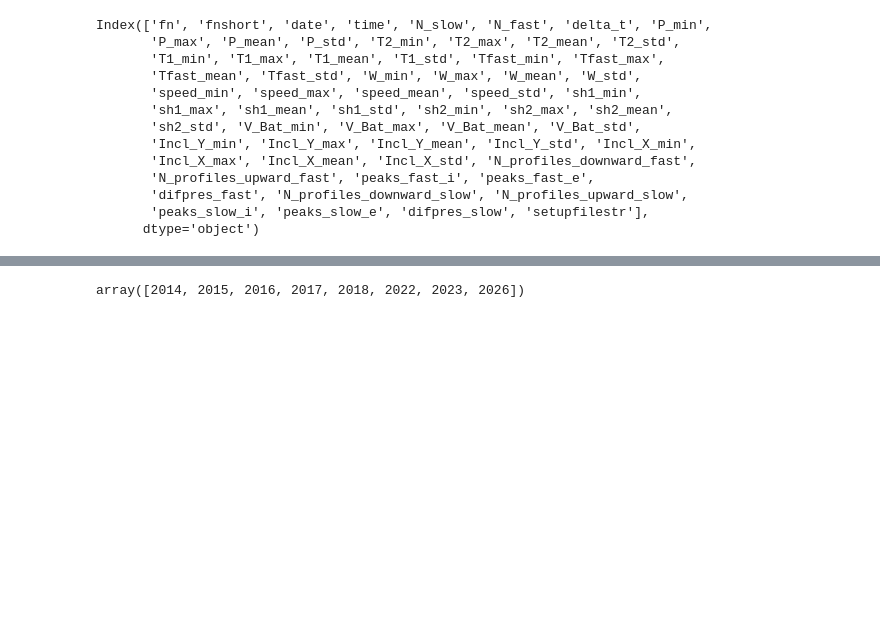
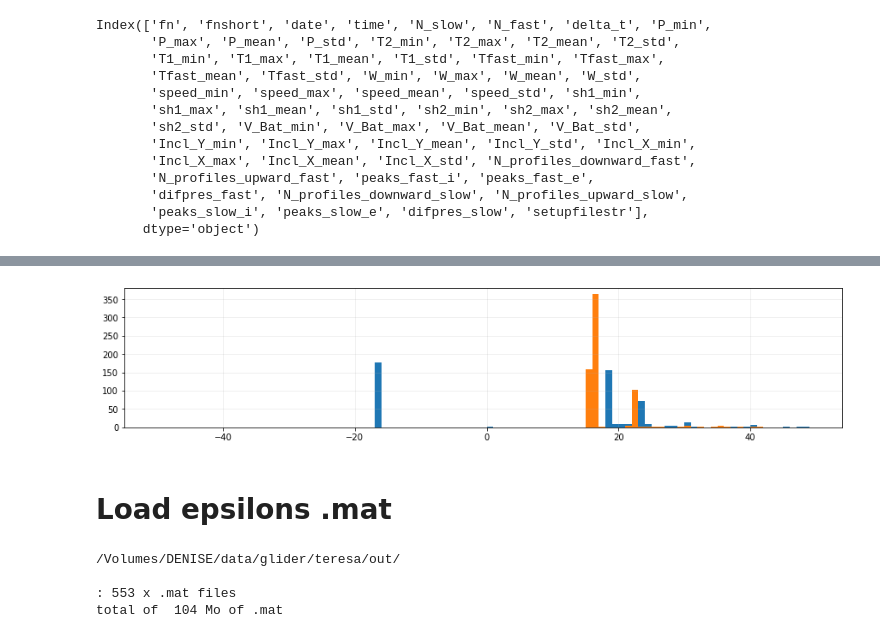
Before and after one commit to fszk/teresa, a Jupyter notebook: teresa_microrider.ipynb, the cells around one changed output, grey strips where cells are left out. Cells and saved outputs as stored; diff of their text form; code cells hidden in the pictures; blank space fills up the shorter version.

```diff
--- a/teresa_microrider.ipynb
+++ b/teresa_microrider.ipynb
@@ -580,4 +576,50 @@ ax.grid(alpha=.25)
 # %%
-yyyy[F]
+fig , axs =  plt.subplots(1,1, figsize=(15,3))
+b = np.arange(-50,50,1)
+ax = axs
+ax.hist(META['T1_mean'],bins=b)
+ax.hist(META['T2_mean'],bins=b)
+ax.grid(alpha=0.25)
 # %% [output]
-array([2014, 2015, 2016, 2017, 2018, 2022, 2023, 2026])
+[figure, added]
+# %% [markdown]
+# Load epsilons .mat
+# %%
+import glob
+import os
+import time
+
+E = []
+
+dir_pth = out_pth
+print(dir_pth)
+
+#----------------------------------
+file_typ = '.mat'
+liste = filter( os.path.isfile, glob.glob(dir_pth + '*'+file_typ) )
+liste = sorted( liste,key = os.path.getmtime)
+for file_path in liste:
+    timestamp_str = time.strftime('%m/%d/%Y :: %H:%M:%S',time.gmtime(os.path.getmtime(file_path)))
+liste_E = liste
+#
+E_liste = []
+for i in range(0,len(liste_E)):
+    E_liste.append(liste_E[i].split('/')[-1][0:-4])
+
+#----------------------------------
+E = E + liste_E
+
+FS = []
+for i in range(0,len(E)):
+    file_size = os.stat((E[i]))
+    #print("file size :", file_size.st_size/1e6, "M bytes")
+    FS.append(file_size.st_size/1e3)
+FS = np.array(FS)
+
+print('\n:',len(E),'x .mat files')
+print('total of ',np.round(np.nansum(FS)/1e3,0).astype(int),'Mo of .mat')
+# %% [output]
+/Volumes/DENISE/data/glider/teresa/out/
+
+: 553 x .mat files
+total of  104 Mo of .mat
```
Also changed, not shown: parts of 8 cells of this notebook.
